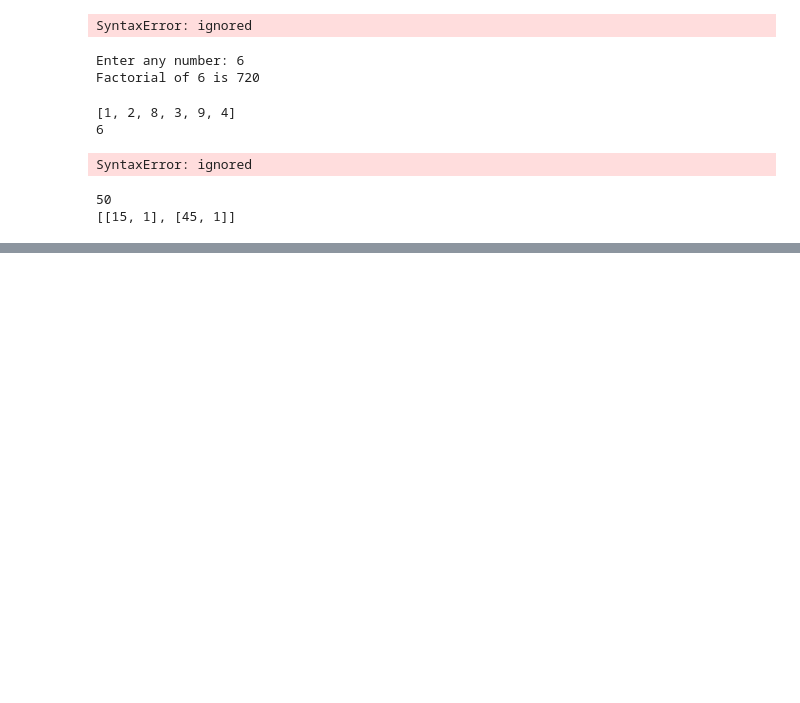
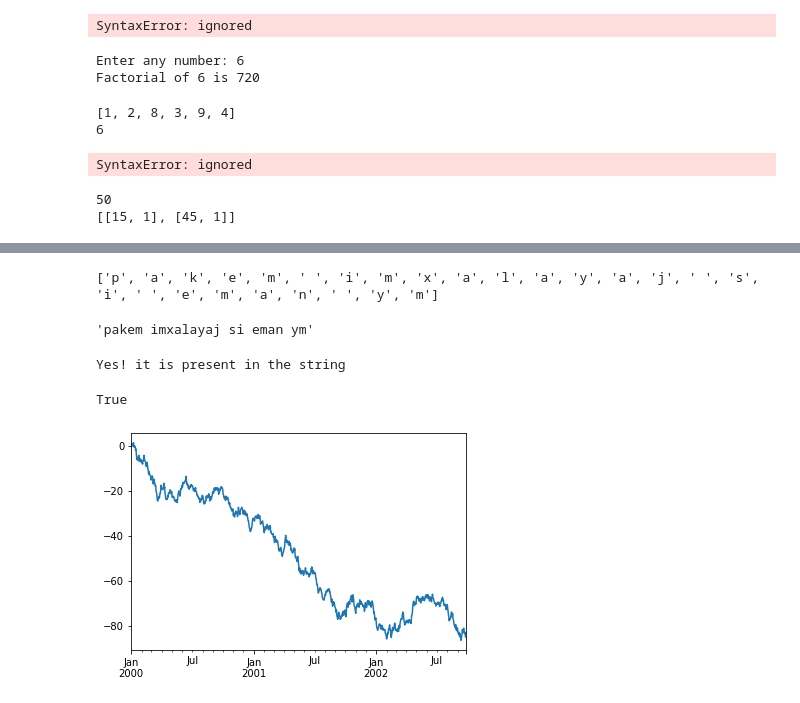
Before and after one commit to Jaya9522/daily-practice-code, a Jupyter notebook: Untitled30.ipynb, the cells around one changed output, grey strips where cells are left out. Drawn from its saved outputs; the diff is of its cells as text; code cells hidden in the pictures; blank space fills up the shorter version.

```diff
--- a/Untitled30.ipynb
+++ b/Untitled30.ipynb
@@ -1767,0 +1954,29 @@ print(test(n))
+# %%
+s ='my name is jayalaxmi mekap'  # initial string
+reversedString=[]
+index = len(s) # calculate length of string and save in index
+while index > 0:
+    reversedString += s[ index - 1 ] # save the value of str[index-1] in reverseString
+    index = index - 1 # decrement index
+print(reversedString) # reversed string
+# %% [output]
+['p', 'a', 'k', 'e', 'm', ' ', 'i', 'm', 'x', 'a', 'l', 'a', 'y', 'a', 'j', ' ', 's', 'i', ' ', 'e', 'm', 'a', 'n', ' ', 'y', 'm']
+# %%
+sting='my name is jayalaxmi mekap'
+sting[::-1]
+# %% [output]
+'pakem imxalayaj si eman ym'
+# %%
+MyString1 = "A geek in need is a geek indeed"
+
+if "need" in MyString1:
+    print("Yes! it is present in the string")
+else:
+    print("No! it is not present")
+# %% [output]
+Yes! it is present in the string
+# %%
+mystr='my name is jaya'
+'jaya' in mystr
+# %% [output]
+True
@@ -1767,0 +1985,8 @@ print(test(n))
+# %%
+ts = pd.Series(np.random.randn(1000), index=pd.date_range("1/1/2000", periods=1000))
+
+ts = ts.cumsum()
+
+ts.plot();
+# %% [output]
+[figure, added]
```
Also changed, not shown: parts of 25 cells of this notebook.
